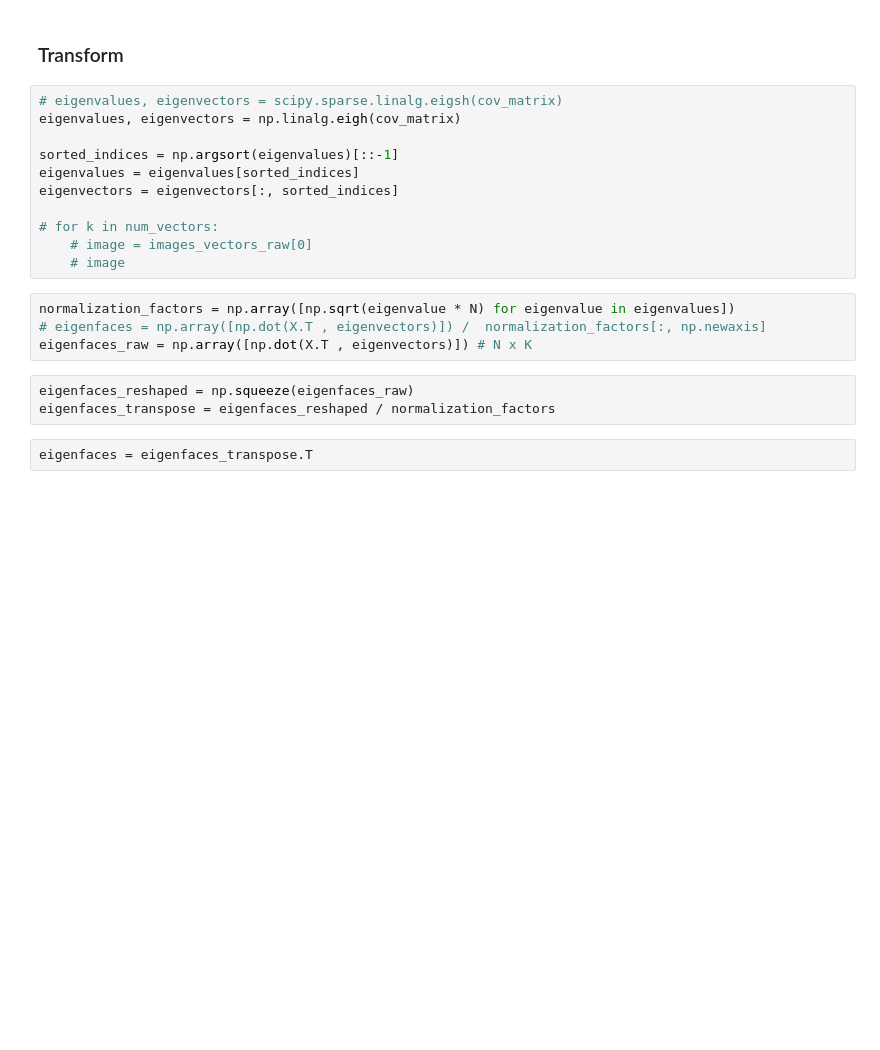
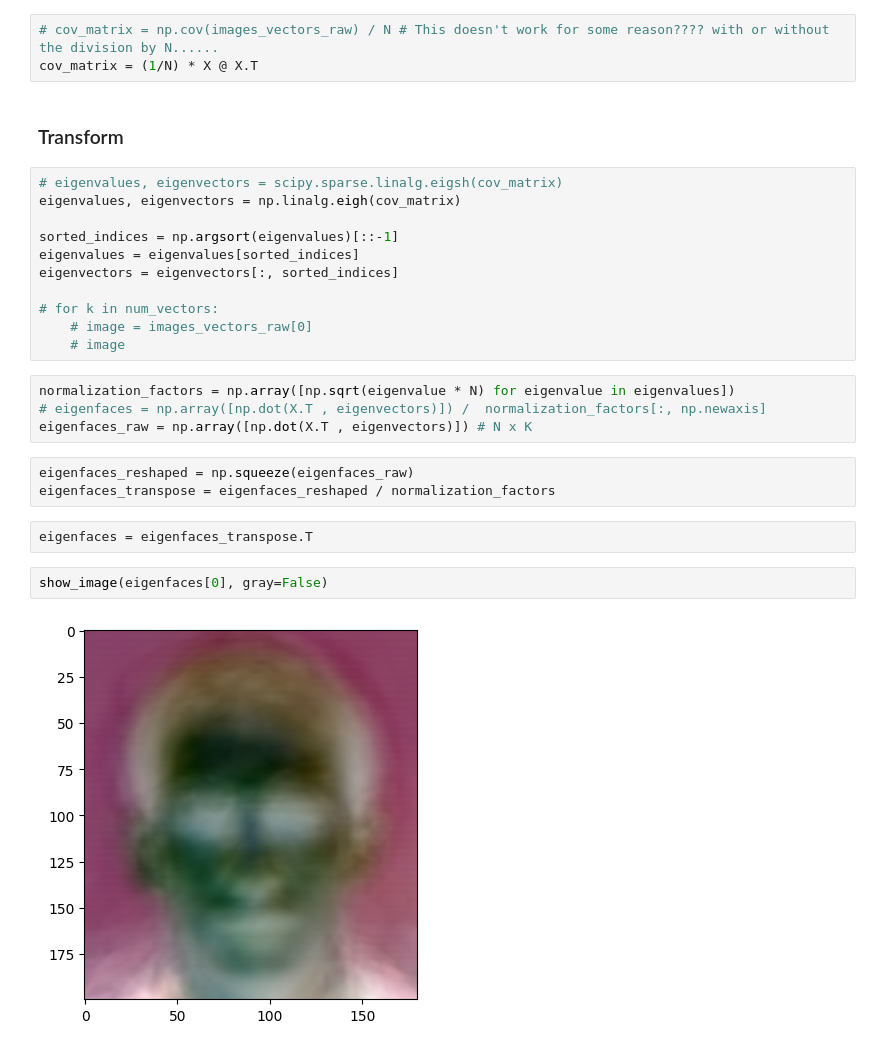
Before and after one commit to ronTohar1/CV_training, a Jupyter notebook: data_science/4_dimentionality_reduction/pca_imp.ipynb, the cells around one changed output. Drawn from its saved outputs; the diff is of its cells as text; blank space fills up the shorter version.

```diff
--- a/data_science/4_dimentionality_reduction/pca_imp.ipynb
+++ b/data_science/4_dimentionality_reduction/pca_imp.ipynb
@@ -74,3 +65,6 @@ for idx in range(10):
+# %%
+# cov_matrix = np.cov(images_vectors_raw) / N # This doesn't work for some reason???? with or without the division by N......
+cov_matrix = (1/N) * X @ X.T
 # %% [markdown]
 ### Transform
 # %%
@@ -93,4 +87,8 @@ eigenfaces_reshaped = np.squeeze(eigenfaces_raw)
 eigenfaces_transpose = eigenfaces_reshaped / normalization_factors
 # %%
 eigenfaces = eigenfaces_transpose.T
+# %%
+show_image(eigenfaces[0], gray=False)
+# %% [output]
+[figure, added]
 # %%
```
Also changed, not shown: parts of 7 cells of this notebook.
